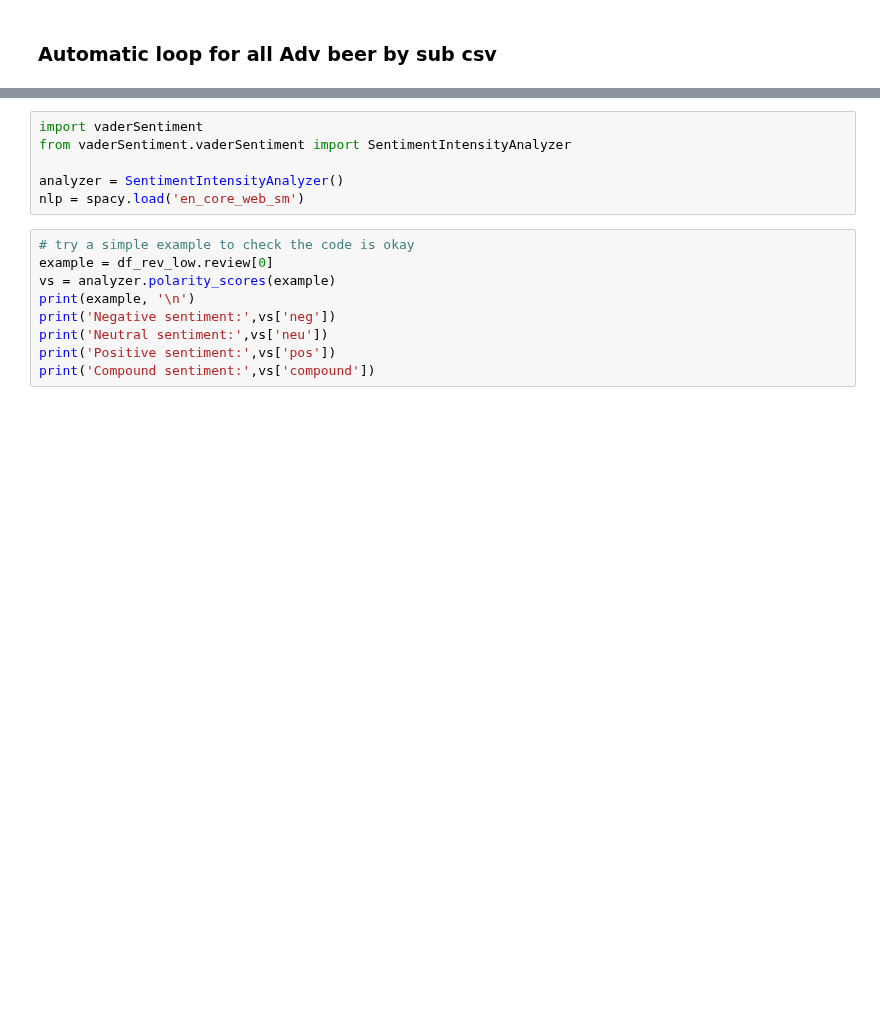
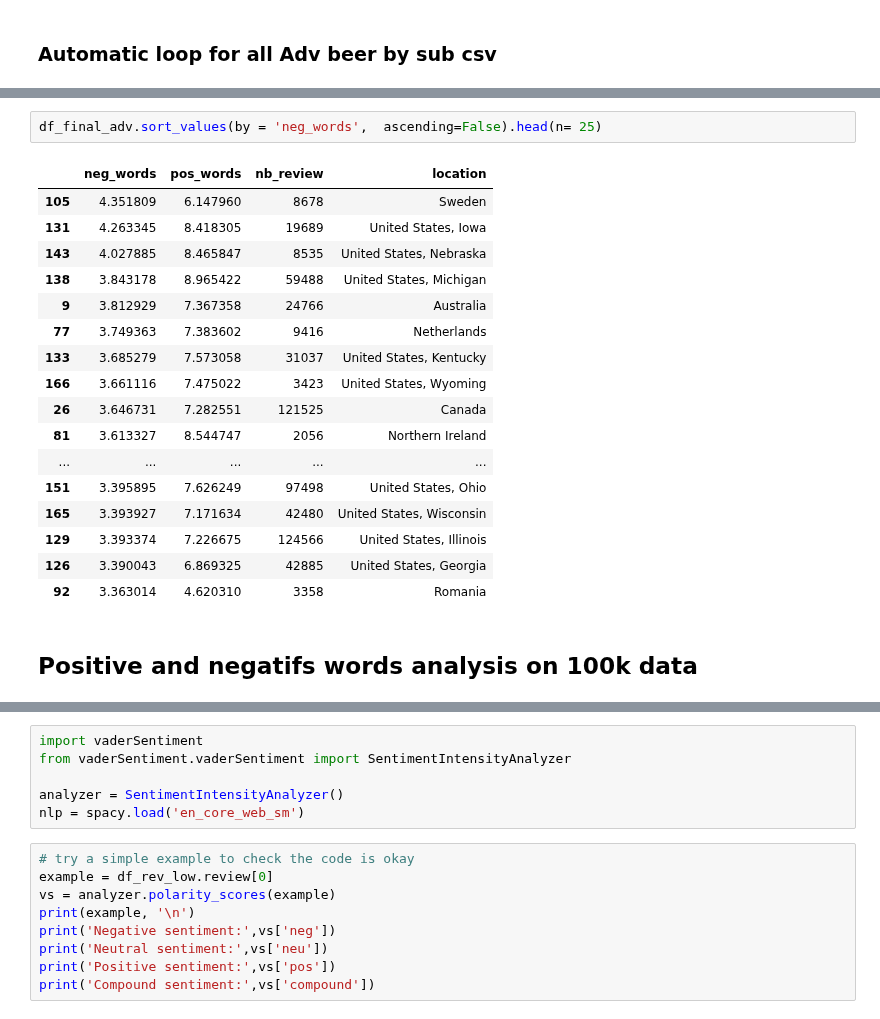
Before and after one commit to epfl-ada/ada-2022-project-hotchocolate, a Jupyter notebook: happyness.ipynb, the cells around one changed output, grey strips where cells are left out. Cells and saved outputs as stored; diff of their text form; blank space fills up the shorter version.

```diff
--- a/happyness.ipynb
+++ b/happyness.ipynb
@@ -751,0 +307,22 @@ country Zambia
+# %%
+df_final_adv.sort_values(by = 'neg_words',  ascending=False).head(n= 25)
+# %% [output]
+|  | neg_words | pos_words | nb_review | location |
+| 105 | 4.351809 | 6.147960 | 8678 | Sweden |
+| 131 | 4.263345 | 8.418305 | 19689 | United States, Iowa |
+| 143 | 4.027885 | 8.465847 | 8535 | United States, Nebraska |
+| 138 | 3.843178 | 8.965422 | 59488 | United States, Michigan |
+| 9 | 3.812929 | 7.367358 | 24766 | Australia |
+| 77 | 3.749363 | 7.383602 | 9416 | Netherlands |
+| 133 | 3.685279 | 7.573058 | 31037 | United States, Kentucky |
+| 166 | 3.661116 | 7.475022 | 3423 | United States, Wyoming |
+| 26 | 3.646731 | 7.282551 | 121525 | Canada |
+| 81 | 3.613327 | 8.544747 | 2056 | Northern Ireland |
+| ... | ... | ... | ... | ... |
+| 151 | 3.395895 | 7.626249 | 97498 | United States, Ohio |
+| 165 | 3.393927 | 7.171634 | 42480 | United States, Wisconsin |
+| 129 | 3.393374 | 7.226675 | 124566 | United States, Illinois |
+| 126 | 3.390043 | 6.869325 | 42885 | United States, Georgia |
+| 92 | 3.363014 | 4.620310 | 3358 | Romania |
+# %% [markdown]
+## Positive and negatifs words analysis on 100k data
```
Also changed, not shown: parts of 79 cells of this notebook.
